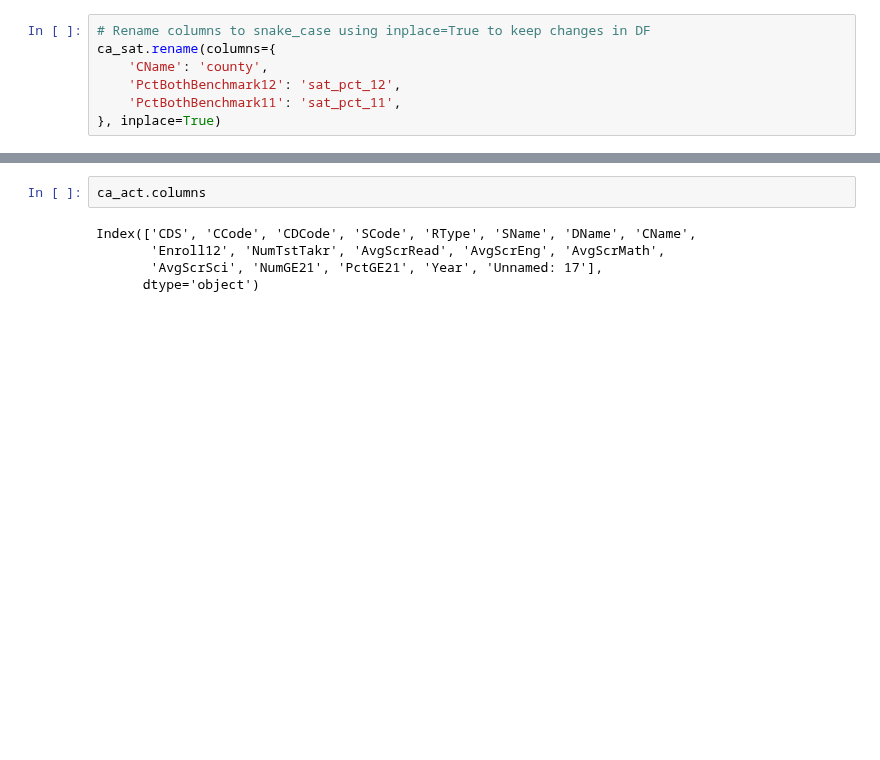
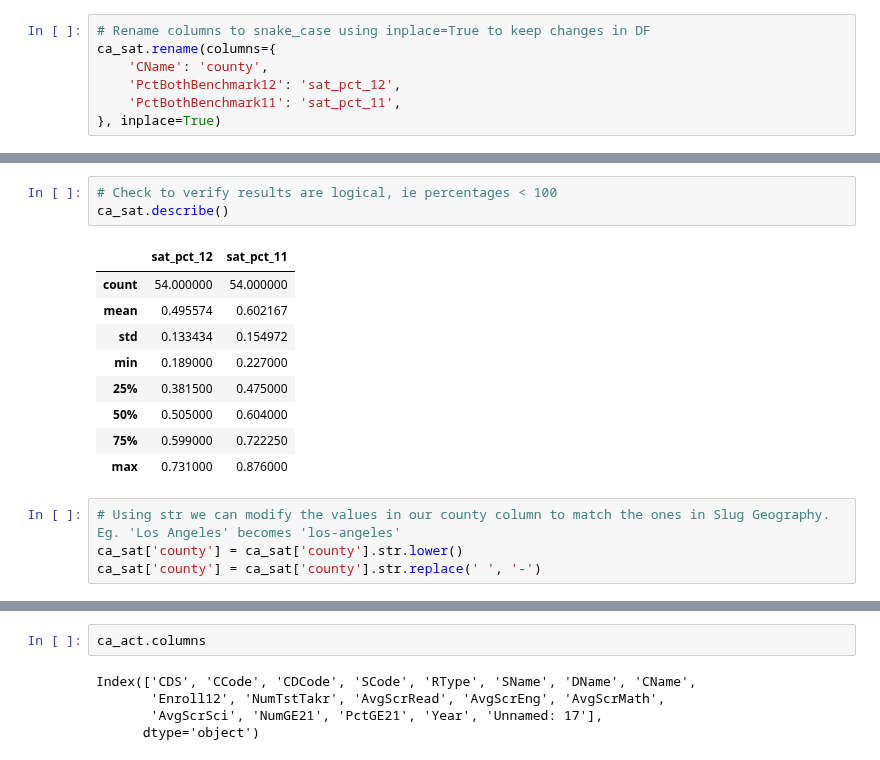
Before and after one commit to pezpet/general-assembly, a Jupyter notebook: labs/project-1-master/code/starter-code.ipynb, the cells around one changed output, grey strips where cells are left out. Drawn from its saved outputs; the diff is of its cells as text; blank space fills up the shorter version.

```diff
--- a/labs/project-1-master/code/starter-code.ipynb
+++ b/labs/project-1-master/code/starter-code.ipynb
@@ -273,3 +299,20 @@ ca_sat.rename(columns={
+# %%
+# Check to verify results are logical, ie percentages < 100
+ca_sat.describe()
+# %% [output]
+|  | sat_pct_12 | sat_pct_11 |
+| count | 54.000000 | 54.000000 |
+| mean | 0.495574 | 0.602167 |
+| std | 0.133434 | 0.154972 |
+| min | 0.189000 | 0.227000 |
+| 25% | 0.381500 | 0.475000 |
+| 50% | 0.505000 | 0.604000 |
+| 75% | 0.599000 | 0.722250 |
+| max | 0.731000 | 0.876000 |
+# %%
+# Using str we can modify the values in our county column to match the ones in Slug Geography. Eg. 'Los Angeles' becomes 'los-angeles'
+ca_sat['county'] = ca_sat['county'].str.lower()
+ca_sat['county'] = ca_sat['county'].str.replace(' ', '-')
 # %%
 ca_sat.head()
 # %% [output]
```
Also changed, not shown: parts of 75 cells of this notebook, 4 other files.
